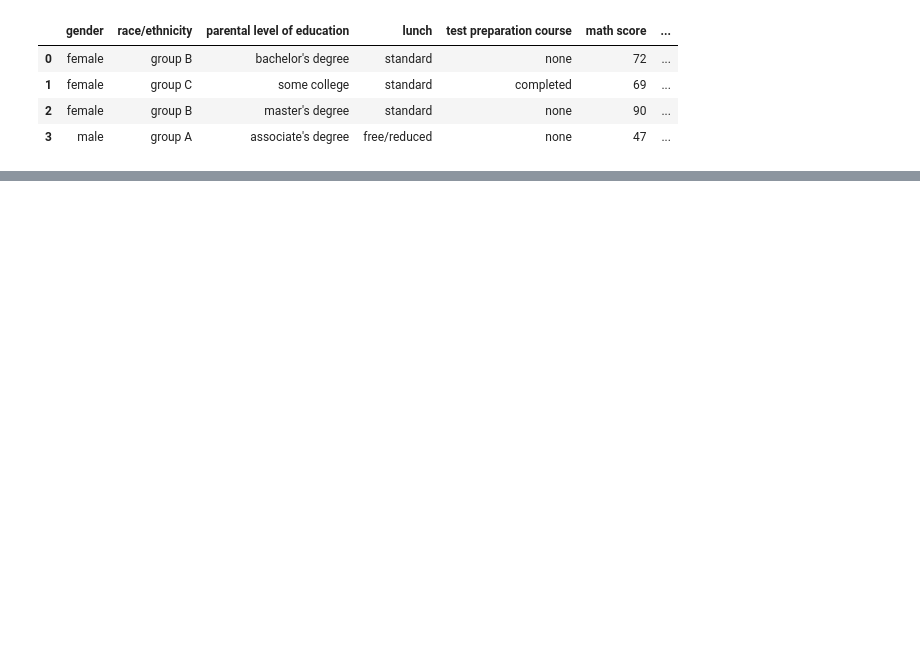
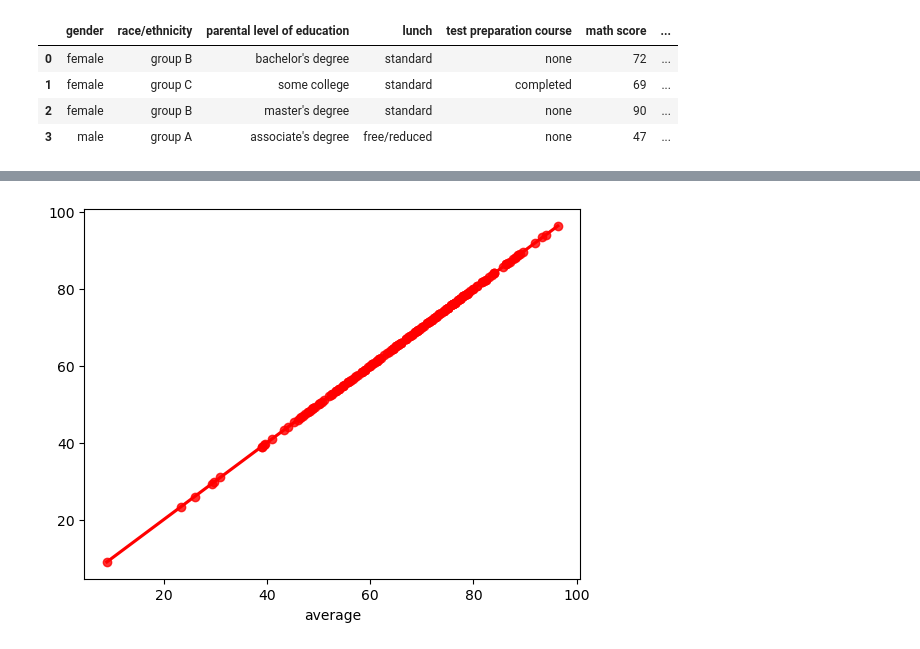
Before and after one commit to harshverma8433/ml_project, a Jupyter notebook: notebook/MODEL_TRAINING.ipynb, the cells around one changed output, grey strips where cells are left out. Drawn from its saved outputs; the diff is of its cells as text; code cells hidden in the pictures; blank space fills up the shorter version.

```diff
--- a/notebook/MODEL_TRAINING.ipynb
+++ b/notebook/MODEL_TRAINING.ipynb
@@ -12,0 +231,4 @@ dataset.head(4)
+# %%
+sns.regplot(x=y_test,y=y_pred,ci=None,color ='red');
+# %% [output]
+[figure, added]
```
Also changed, not shown: parts of 26 cells of this notebook, 4 other files.
